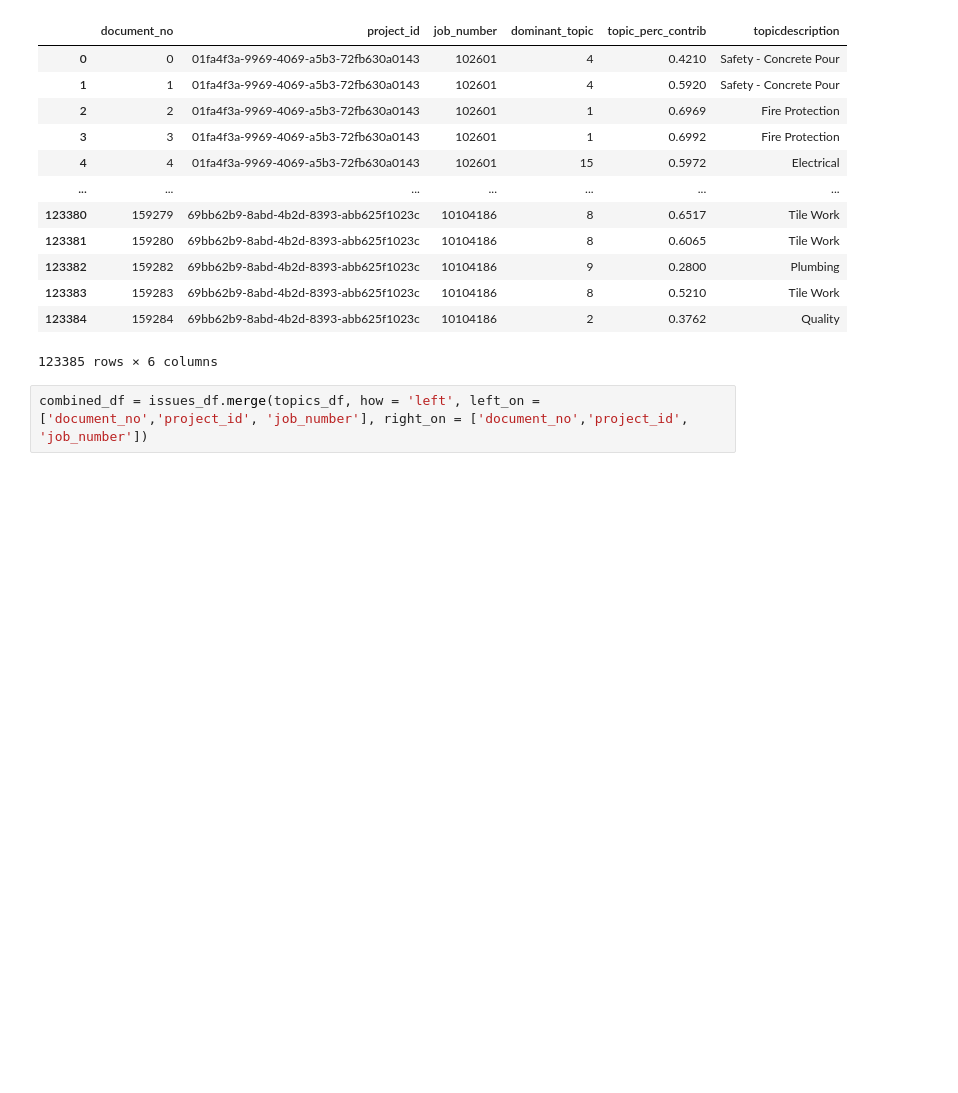
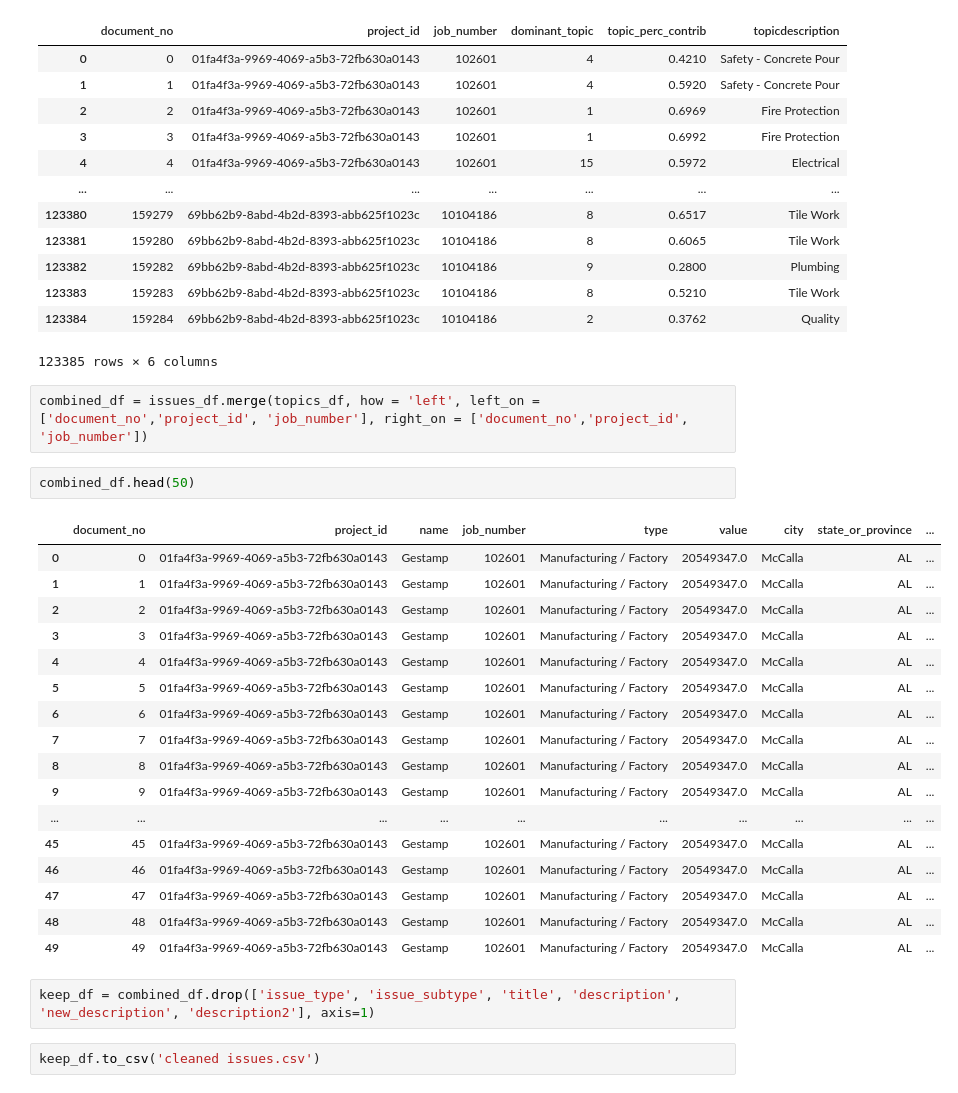
Before and after one commit to zigot1/PROJECT_03, a Jupyter notebook: Merge Topics with Original Issues.ipynb, the cells around one changed output. Drawn from its saved outputs; the diff is of its cells as text; blank space fills up the shorter version.

```diff
--- a/Merge Topics with Original Issues.ipynb
+++ b/Merge Topics with Original Issues.ipynb
@@ -28,3 +28,27 @@ topics_df
 123385 rows × 6 columns
 # %%
 combined_df = issues_df.merge(topics_df, how = 'left', left_on = ['document_no','project_id', 'job_number'], right_on = ['document_no','project_id', 'job_number'])
+# %%
+combined_df.head(50)
+# %% [output]
+|  | document_no | project_id | name | job_number | type | value | city | state_or_province | ... |
+| 0 | 0 | 01fa4f3a-9969-4069-a5b3-72fb630a0143 | Gestamp | 102601 | Manufacturing / Factory | 20549347.0 | McCalla | AL | ... |
+| 1 | 1 | 01fa4f3a-9969-4069-a5b3-72fb630a0143 | Gestamp | 102601 | Manufacturing / Factory | 20549347.0 | McCalla | AL | ... |
+| 2 | 2 | 01fa4f3a-9969-4069-a5b3-72fb630a0143 | Gestamp | 102601 | Manufacturing / Factory | 20549347.0 | McCalla | AL | ... |
+| 3 | 3 | 01fa4f3a-9969-4069-a5b3-72fb630a0143 | Gestamp | 102601 | Manufacturing / Factory | 20549347.0 | McCalla | AL | ... |
+| 4 | 4 | 01fa4f3a-9969-4069-a5b3-72fb630a0143 | Gestamp | 102601 | Manufacturing / Factory | 20549347.0 | McCalla | AL | ... |
+| 5 | 5 | 01fa4f3a-9969-4069-a5b3-72fb630a0143 | Gestamp | 102601 | Manufacturing / Factory | 20549347.0 | McCalla | AL | ... |
+| 6 | 6 | 01fa4f3a-9969-4069-a5b3-72fb630a0143 | Gestamp | 102601 | Manufacturing / Factory | 20549347.0 | McCalla | AL | ... |
+| 7 | 7 | 01fa4f3a-9969-4069-a5b3-72fb630a0143 | Gestamp | 102601 | Manufacturing / Factory | 20549347.0 | McCalla | AL | ... |
+| 8 | 8 | 01fa4f3a-9969-4069-a5b3-72fb630a0143 | Gestamp | 102601 | Manufacturing / Factory | 20549347.0 | McCalla | AL | ... |
+| 9 | 9 | 01fa4f3a-9969-4069-a5b3-72fb630a0143 | Gestamp | 102601 | Manufacturing / Factory | 20549347.0 | McCalla | AL | ... |
+| ... | ... | ... | ... | ... | ... | ... | ... | ... | ... |
+| 45 | 45 | 01fa4f3a-9969-4069-a5b3-72fb630a0143 | Gestamp | 102601 | Manufacturing / Factory | 20549347.0 | McCalla | AL | ... |
+| 46 | 46 | 01fa4f3a-9969-4069-a5b3-72fb630a0143 | Gestamp | 102601 | Manufacturing / Factory | 20549347.0 | McCalla | AL | ... |
+| 47 | 47 | 01fa4f3a-9969-4069-a5b3-72fb630a0143 | Gestamp | 102601 | Manufacturing / Factory | 20549347.0 | McCalla | AL | ... |
+| 48 | 48 | 01fa4f3a-9969-4069-a5b3-72fb630a0143 | Gestamp | 102601 | Manufacturing / Factory | 20549347.0 | McCalla | AL | ... |
+| 49 | 49 | 01fa4f3a-9969-4069-a5b3-72fb630a0143 | Gestamp | 102601 | Manufacturing / Factory | 20549347.0 | McCalla | AL | ... |
+# %%
+keep_df = combined_df.drop(['issue_type', 'issue_subtype', 'title', 'description', 'new_description', 'description2'], axis=1)
+# %%
+keep_df.to_csv('cleaned issues.csv')
```
Also changed, not shown: 4 other files.
